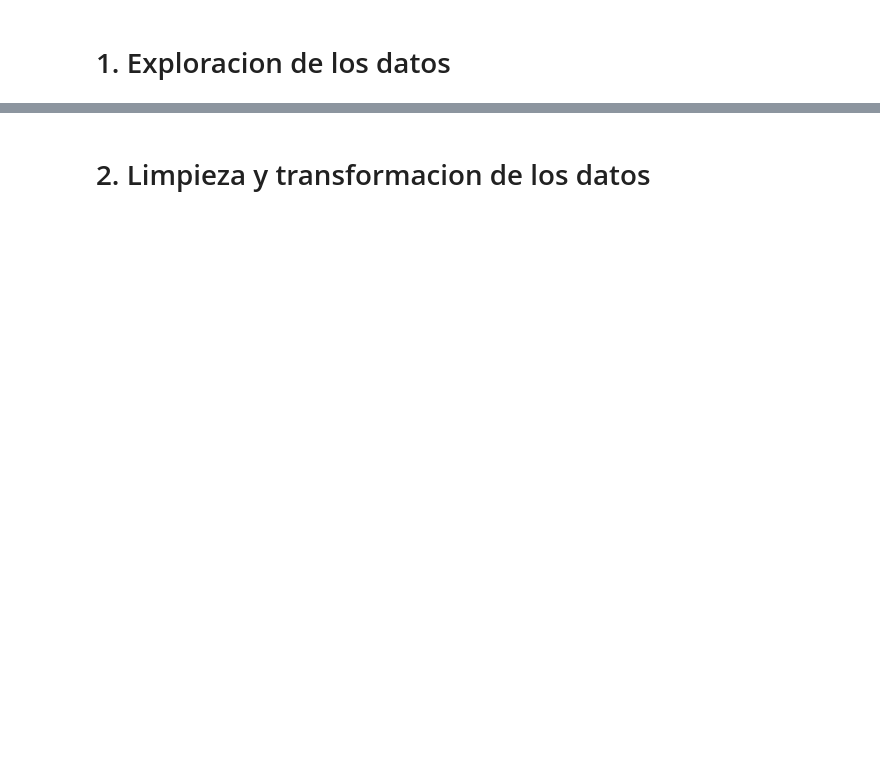
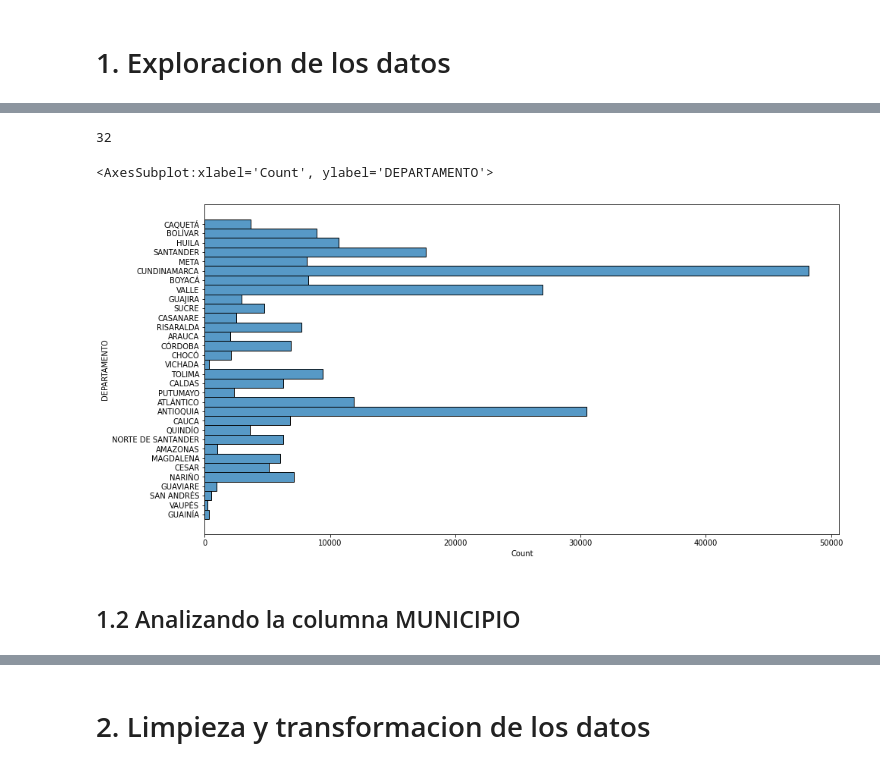
Before and after one commit to CristianCristanchoT/Analisis-de-datos-relacionados-a-crimenes-en-Colombia, a Jupyter notebook: Notebooks/1_Exploracion_y_limpieza_de_datos/Delitos sexuales.ipynb, the cells around one changed output, grey strips where cells are left out. Cells and saved outputs as stored; diff of their text form; code cells hidden in the pictures; blank space fills up the shorter version.

```diff
--- a/Notebooks/1_Exploracion_y_limpieza_de_datos/Delitos sexuales.ipynb
+++ b/Notebooks/1_Exploracion_y_limpieza_de_datos/Delitos sexuales.ipynb
@@ -4,2 +4,5 @@ import matplotlib as plt
 import seaborn as sns
 import numpy as np
+# %%
+delitos_sexuales_df = pd.read_csv('../../Data/Reporte__Delitos_sexuales_Polic_a_Nacional.csv')
+delitos_sexuales_df
@@ -7,0 +81,12 @@ import numpy as np
+# %%
+len(departamentos)
+# %% [output]
+32
+# %%
+plt.figure(figsize=(15,8))
+sns.histplot(data=delitos_sexuales_df, y="DEPARTAMENTO")
+# %% [output]
+<AxesSubplot:xlabel='Count', ylabel='DEPARTAMENTO'>
+[figure, added]
+# %% [markdown]
+## 1.2 Analizando la columna MUNICIPIO
```
Also changed, not shown: parts of 33 cells of this notebook, 3 other files.
